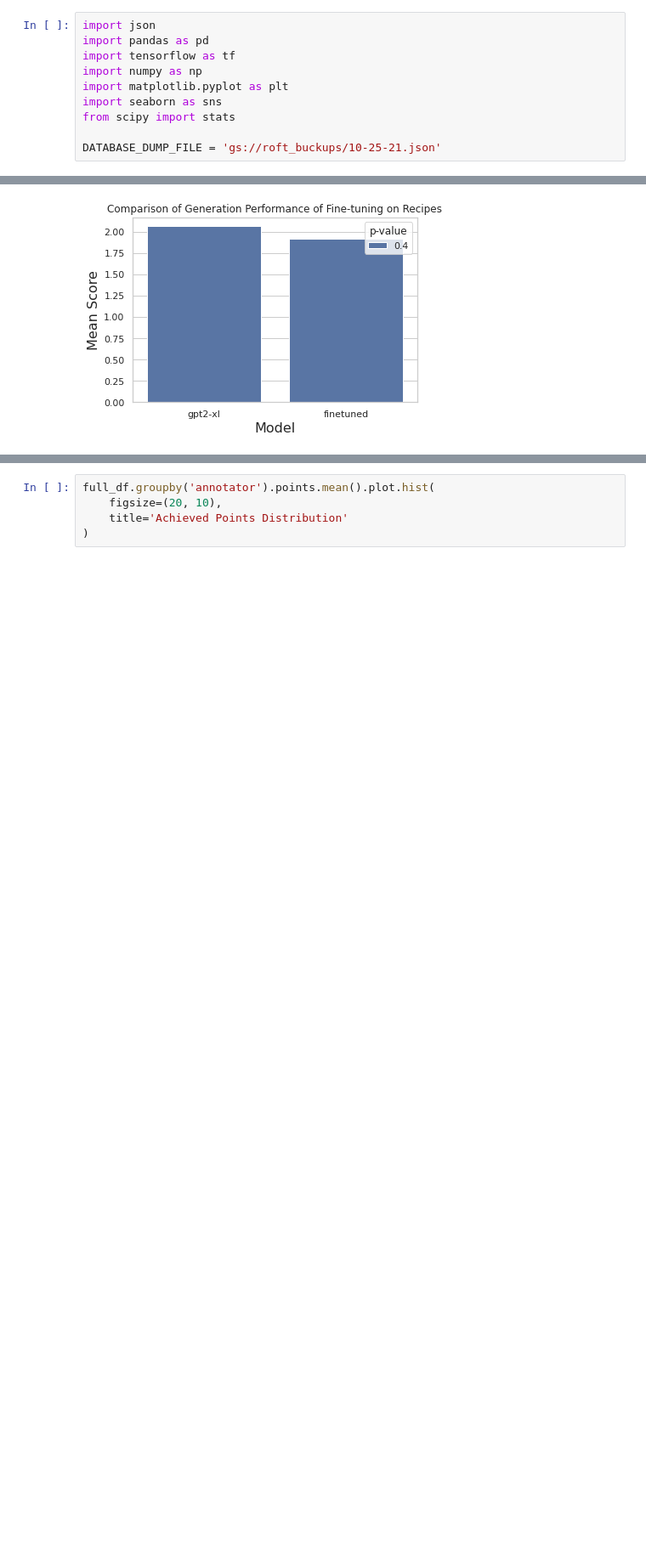
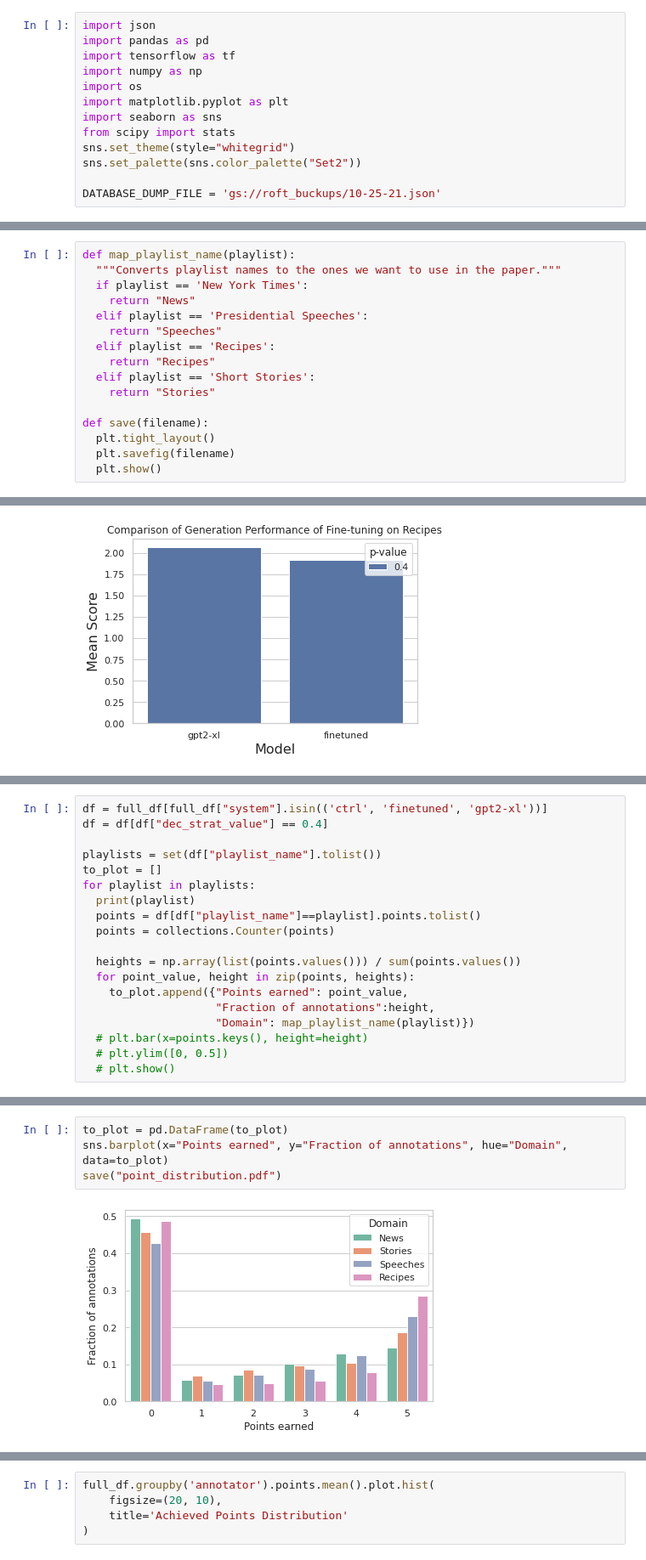
Before and after one commit to kirubarajan/roft, a Jupyter notebook: annotation/analysis/research.ipynb, the cells around one changed output, grey strips where cells are left out. Shown at 85% size. Drawn from its saved outputs; the diff is of its cells as text; blank space fills up the shorter version.

```diff
--- a/annotation/analysis/research.ipynb
+++ b/annotation/analysis/research.ipynb
@@ -27,9 +27,12 @@ import json
 import pandas as pd
 import tensorflow as tf
 import numpy as np
+import os
 import matplotlib.pyplot as plt
 import seaborn as sns
 from scipy import stats
+sns.set_theme(style="whitegrid")
+sns.set_palette(sns.color_palette("Set2"))
 
 DATABASE_DUMP_FILE = 'gs://roft_buckups/10-25-21.json'
 # %%
@@ -147,0 +179,16 @@ APIError: ignored
+# %%
+def map_playlist_name(playlist):
+  """Converts playlist names to the ones we want to use in the paper."""
+  if playlist == 'New York Times':
+    return "News"
+  elif playlist == 'Presidential Speeches':
+    return "Speeches"
+  elif playlist == 'Recipes':
+    return "Recipes"
+  elif playlist == 'Short Stories':
+    return "Stories"
+
+def save(filename):
+  plt.tight_layout()
+  plt.savefig(filename)
+  plt.show()
@@ -284,0 +342,19 @@ full_df.sort_values(['date']).groupby('annotator').head(10).groupby('annotator')
+# %%
+df = full_df[full_df["system"].isin(('ctrl', 'finetuned', 'gpt2-xl'))]
+df = df[df["dec_strat_value"] == 0.4]
+
+playlists = set(df["playlist_name"].tolist())
+to_plot = []
+for playlist in playlists:
+  print(playlist)
+  points = df[df["playlist_name"]==playlist].points.tolist()
+  points = collections.Counter(points)
+
+  heights = np.array(list(points.values())) / sum(points.values())
+  for point_value, height in zip(points, heights):
+    to_plot.append({"Points earned": point_value,
+                    "Fraction of annotations":height,
+                    "Domain": map_playlist_name(playlist)})
+  # plt.bar(x=points.keys(), height=height)
+  # plt.ylim([0, 0.5])
+  # plt.show()
@@ -284,0 +366,6 @@ full_df.sort_values(['date']).groupby('annotator').head(10).groupby('annotator')
+# %%
+to_plot = pd.DataFrame(to_plot)
+sns.barplot(x="Points earned", y="Fraction of annotations", hue="Domain", data=to_plot)
+save("point_distribution.pdf")
+# %% [output]
+[figure, added]
```
Also changed, not shown: parts of 24 cells of this notebook.
